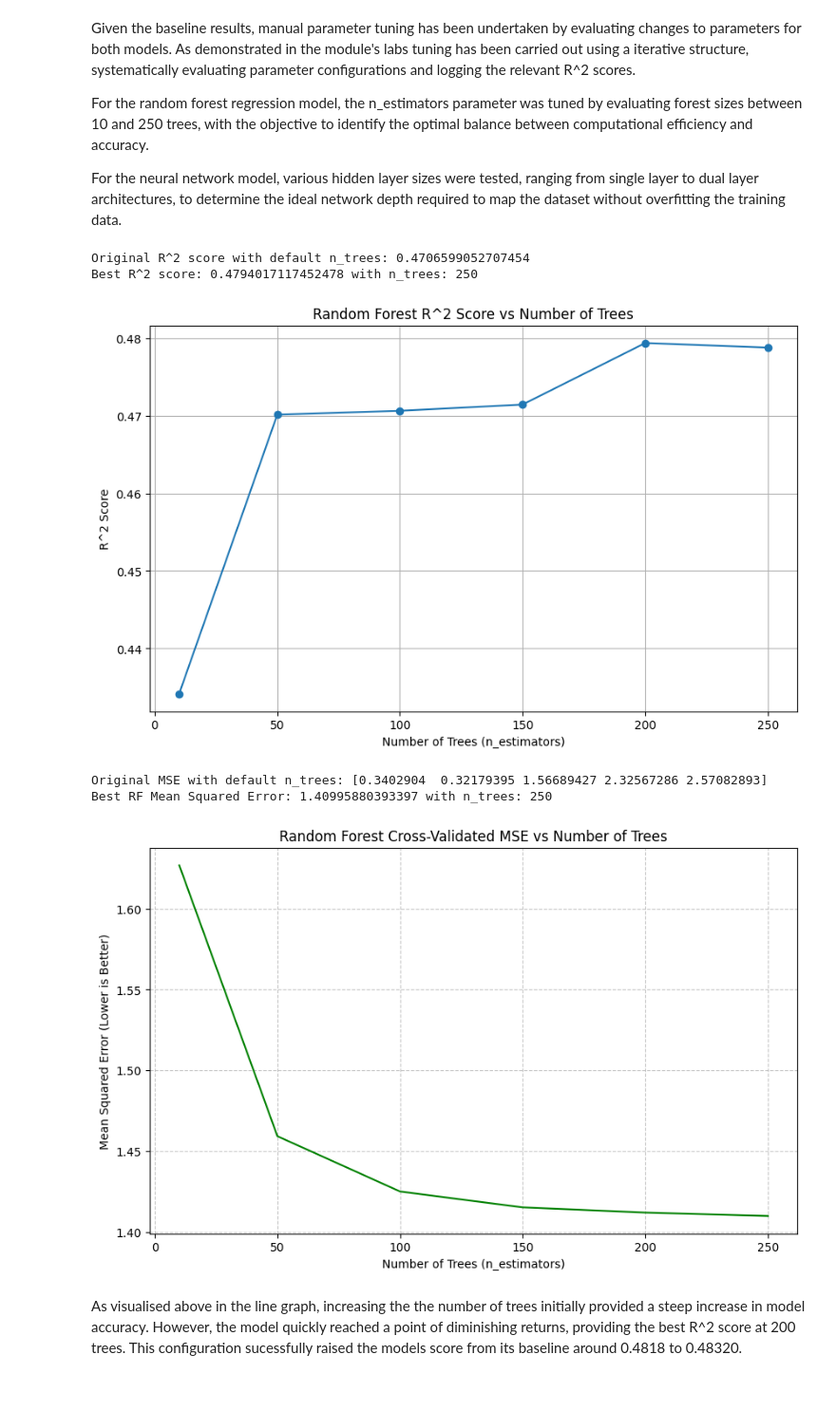
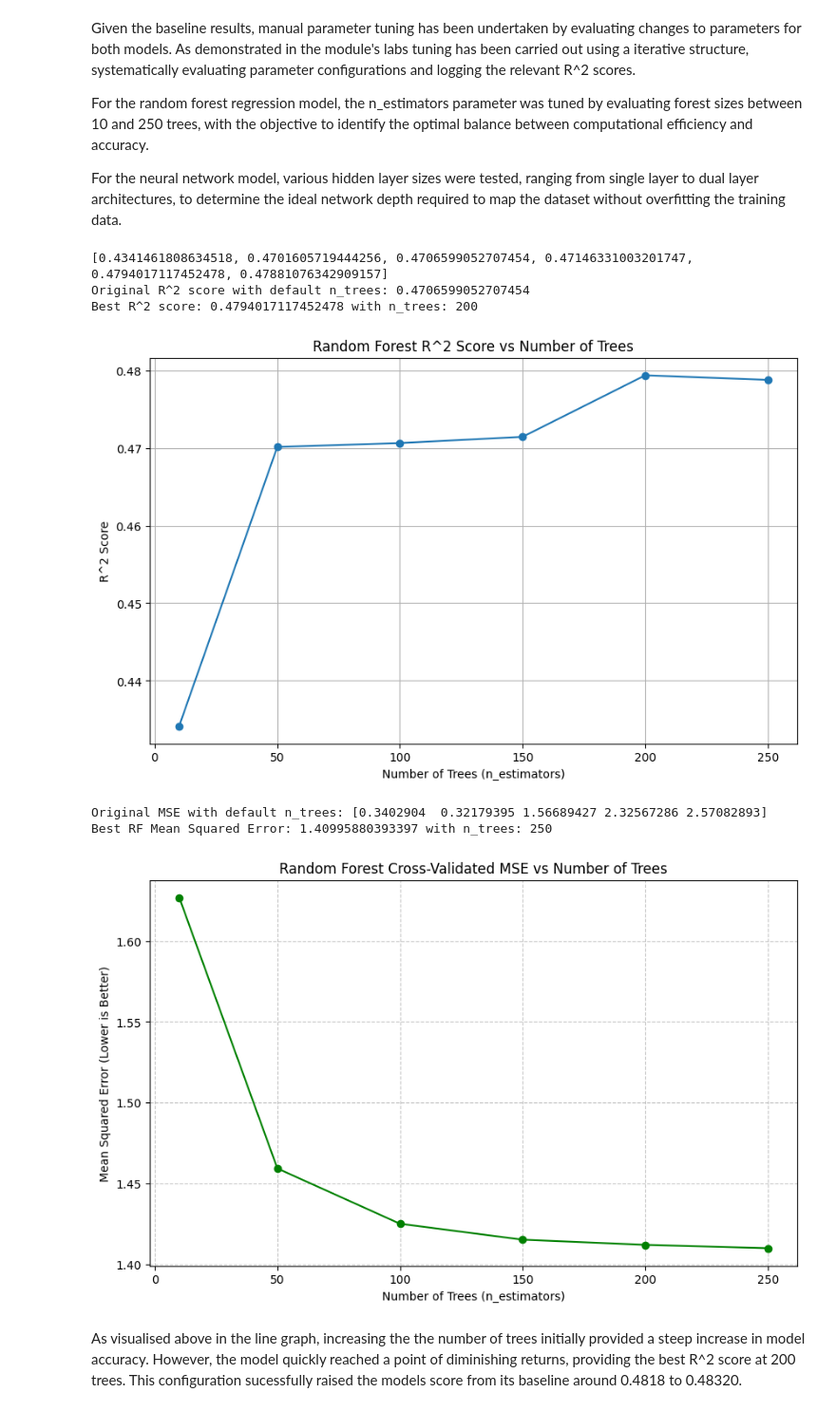
Before and after one commit to BenD2006/comp2002, a Jupyter notebook: COMP2002.ipynb, the cells around one changed output. Shown at 95% size. Saved outputs shown, nothing was run; the diff lists cells and outputs as text; code cells hidden in the pictures.

```diff
--- a/COMP2002.ipynb
+++ b/COMP2002.ipynb
@@ -281,6 +281,7 @@ forest_mse_scores = []
 best_mse = float('inf')
 best_score = float('-inf')
 best_n_trees = None
+best_n_trees_mse = None
 
 for n in n_trees_options:
     forest_model = RandomForestRegressor(n_estimators=n, random_state=44)
@@ -298,37 +299,39 @@ for n in n_trees_options:
       best_n_trees = n
 
     if mean_mse < best_mse:
         best_mse = mean_mse
-        best_n_trees = n
+        best_n_trees_mse = n
 
+print(forest_scores)
 print(f"Original R^2 score with default n_trees: {rf_score_test}")
 print(f"Best R^2 score: {best_score} with n_trees: {best_n_trees}")
 
 plt.figure(figsize=(10, 6))
 plt.plot(n_trees_options, forest_scores, marker='o')
 plt.title('Random Forest R^2 Score vs Number of Trees')
 plt.xlabel('Number of Trees (n_estimators)')
 plt.ylabel('R^2 Score')
 plt.grid()
 plt.show()
 
 print(f"Original MSE with default n_trees: {rf_mean_squared_error}")
-print(f"Best RF Mean Squared Error: {best_mse} with n_trees: {best_n_trees}")
+print(f"Best RF Mean Squared Error: {best_mse} with n_trees: {best_n_trees_mse}")
 
 plt.figure(figsize=(10, 6))
 plt.plot(n_trees_options, forest_mse_scores, marker='o', color='green')
 plt.title('Random Forest Cross-Validated MSE vs Number of Trees')
 plt.xlabel('Number of Trees (n_estimators)')
 plt.ylabel('Mean Squared Error (Lower is Better)')
 plt.grid(True, linestyle='--', alpha=0.7)
 plt.show()
 # %% [output]
+[0.4341461808634518, 0.4701605719444256, 0.4706599052707454, 0.47146331003201747, 0.4794017117452478, 0.47881076342909157]
 Original R^2 score with default n_trees: 0.4706599052707454
-Best R^2 score: 0.4794017117452478 with n_trees: 250
+Best R^2 score: 0.4794017117452478 with n_trees: 200
 [figure]
 Original MSE with default n_trees: [0.3402904  0.32179395 1.56689427 2.32567286 2.57082893]
 Best RF Mean Squared Error: 1.40995880393397 with n_trees: 250
-[figure, old version]
+[figure, new version]
 # %% [markdown]
 As visualised above in the line graph, increasing the the number of trees initially provided a steep increase in model accuracy. However, the model quickly reached a point of diminishing returns, providing the best R^2 score at 200 trees. This configuration sucessfully raised the models score from its baseline around 0.4818 to 0.48320.
 # %%
```
Also changed, not shown: parts of 1 cell of this notebook.
